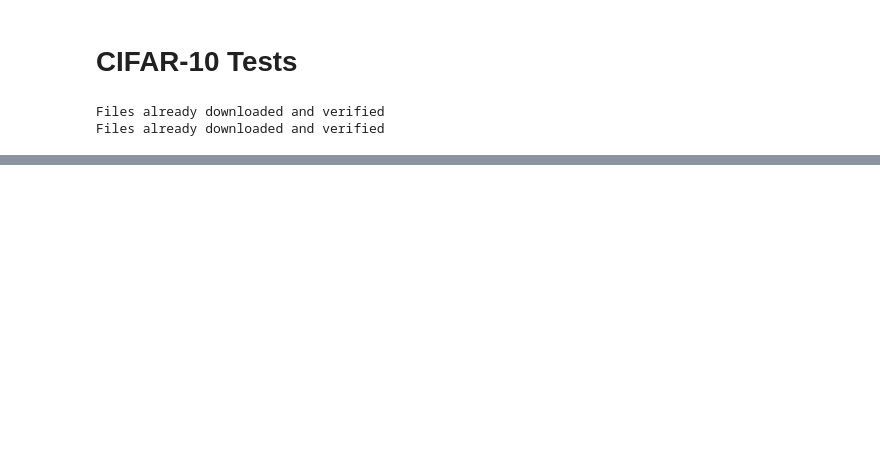
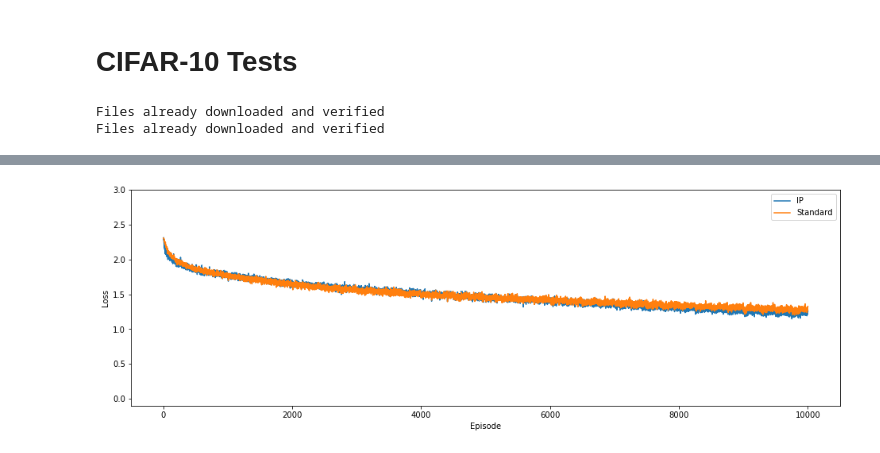
Before and after one commit to Shawfest/ip, a Jupyter notebook: test-deep-net.ipynb, the cells around one changed output, grey strips where cells are left out. Cells and saved outputs as stored; diff of their text form; code cells hidden in the pictures; blank space fills up the shorter version.

```diff
--- a/test-deep-net.ipynb
+++ b/test-deep-net.ipynb
@@ -708,0 +541,5 @@ print('Accuracy of the IP network on the 10000 test images: %.4f %%' % (
+# %%
+syn_lr = 0.0006
+
+run_cifar_experiment(int_lr, syn_lr, epochs, test_runs)
+# %% [output]
@@ -708,0 +563 @@ print('Accuracy of the IP network on the 10000 test images: %.4f %%' % (
+[figure, added]
```
Also changed, not shown: parts of 20 cells of this notebook, 3 other files.
